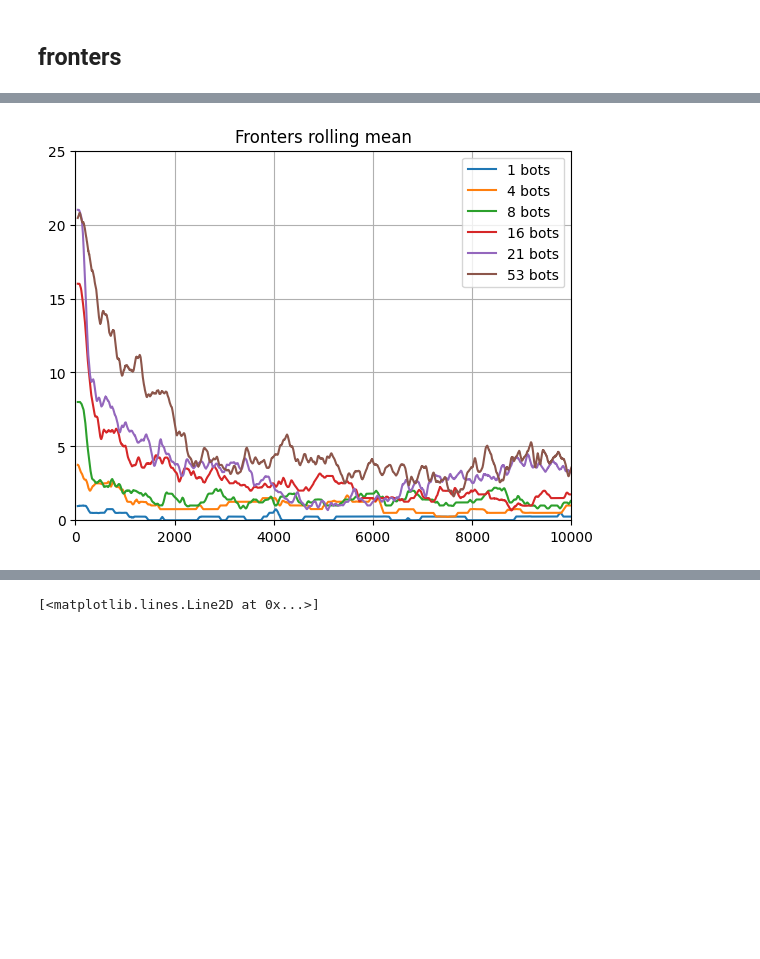
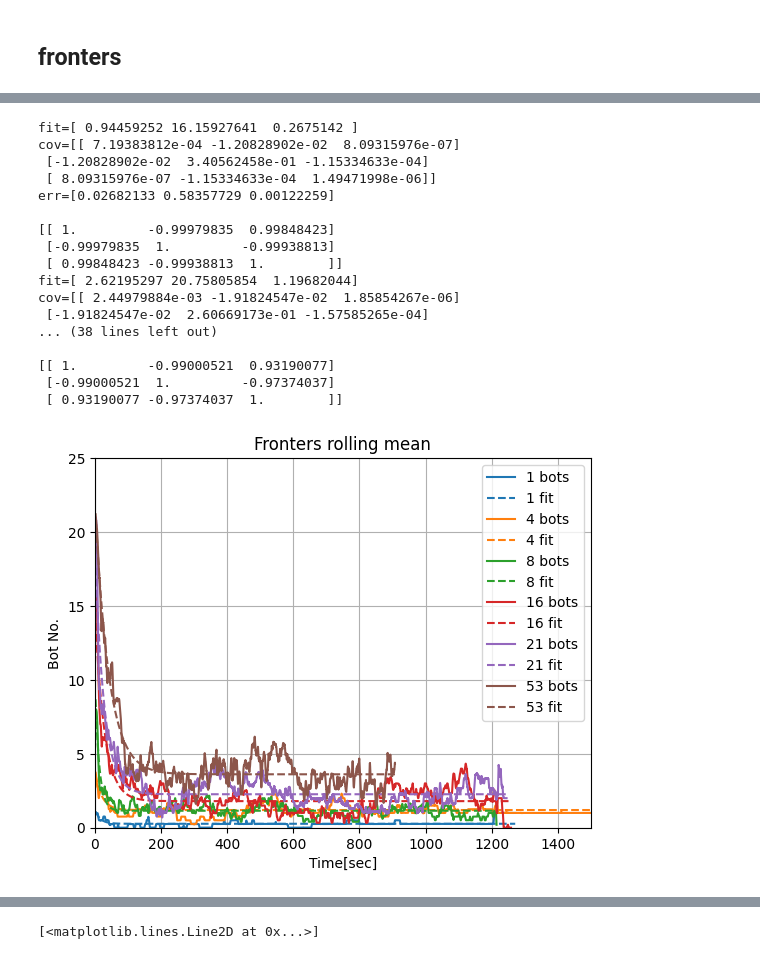
Before and after one commit to complex-lab/robotic_swarms, a Jupyter notebook: bots_number_per_frame.ipynb, the cells around one changed output, grey strips where cells are left out. Saved outputs shown, nothing was run; the diff lists cells and outputs as text; code cells hidden in the pictures; blank space fills up the shorter version.

Commit message:
add Kss measure and half life measure, starting to save

```diff
--- a/bots_number_per_frame.ipynb
+++ b/bots_number_per_frame.ipynb
@@ -295,21 +302,71 @@ Name: distance_sq, Length: 22886, dtype: float64
 # %%
 I=25*2
+path='C:\\Users\\User\\Documents\\Eden\\locate_git_code\\distances'
 fig = plt.figure()
 ax = plt.axes()
 #ax.set_xscale("log")
-for i in [1,4,8,16,21,53]:
+Ns = [1,4,8,16,21,53]
+ksss_fron = []
+ksss_err_fron=[]
+half_time_fron=[]
+half_time_err_fron=[]
+data_fit=pd.dataframe()
+for i in Ns:
+#for i in [4]:
     current_data=fronter_mean.loc[i]
     current_data_std=fronter_std.loc[i]
     fronters_count_mean_window=current_data['kissing_count'].rolling(I).mean()
+    fronters_count_mean_window=fronters_count_mean_window.dropna()
+    t=(fronters_count_mean_window.index.values)/25
+    #x=np.arange(t[-1])/25
+    p0=[i,80,2]
+    popt,pcov = sc.optimize.curve_fit(expShift,t,fronters_count_mean_window,p0=p0)
+    perr = np.sqrt(np.diag(pcov))
+    corr=np.corrcoef(pcov,rowvar=True)
     #print(fronters_count_mean_window)
     #fronters_count_std_window=fronter_std['distance_sq'].rolling(I).mean()
     #print(fronters_count_std_window)
     #print(current_data)
-    plt.plot(fronters_count_mean_window,label='{:d} bots'.format(i))
-    ax.legend()
-    plt.title('Fronters rolling mean')
+    color = next(ax._get_lines.prop_cycler)['color']
+    plt.plot(t,fronters_count_mean_window,label='{:d} bots'.format(i),color=color)
+    plt.plot(t,expShift(t,*popt),label='{:d} fit'.format(i),color=color,linestyle='--')
+    print('fit={}'.format(popt))
+    print('cov={}'.format(pcov))
+    print('err={}'.format(perr))
+    print()
+    print(corr)
+    ksss_fron.append(popt[2])
+    ksss_err_fron.append(perr[2])
+    half_time_fron.append((popt[1]*np.log(2)))
+    half_time_err_fron.append((perr[1]*np.log(2)))
+    popt.to_csv(path+'\\results\\{}_bots\\popt.csv'.format(i))
+    p0.to_csv(path+'\\results\\{}_bots\\p0.csv'.format(i))
+    pcov.to_csv(path+'\\results\\{}_bots\\pcov.csv'.format(i))
+    data_fit['t']=t
+    data_fit['']
+ax.legend()
+plt.title('Fronters rolling mean')
+plt.xlabel('Time[sec]')
+plt.ylabel('Bot No.')
     #ax.errorbar(list(range(0,len(fronters_count_mean_window))),fronters_count_mean_window,yerr=fronters_count_std_window,ecolor='yellow',color='olive',alpha=0.9)
-plt.axis([0,1E4,0,25])
+plt.axis([0,1.5E3,0,25])
 plt.grid()
 # %% [output]
+fit=[ 0.94459252 16.15927641  0.2675142 ]
+cov=[[ 7.19383812e-04 -1.20828902e-02  8.09315976e-07]
+ [-1.20828902e-02  3.40562458e-01 -1.15334633e-04]
+ [ 8.09315976e-07 -1.15334633e-04  1.49471998e-06]]
+err=[0.02682133 0.58357729 0.00122259]
+
+[[ 1.         -0.99979835  0.99848423]
+ [-0.99979835  1.         -0.99938813]
+ [ 0.99848423 -0.99938813  1.        ]]
+fit=[ 2.62195297 20.75805854  1.19682044]
+cov=[[ 2.44979884e-03 -1.91824547e-02  1.85854267e-06]
+ [-1.91824547e-02  2.60669173e-01 -1.57585265e-04]
+... (38 lines left out)
+
+[[ 1.         -0.99000521  0.93190077]
+ [-0.99000521  1.         -0.97374037]
+ [ 0.93190077 -0.97374037  1.        ]]
-[figure, old version]
+[figure, new version]
```
Also changed, not shown: parts of 10 cells of this notebook.
